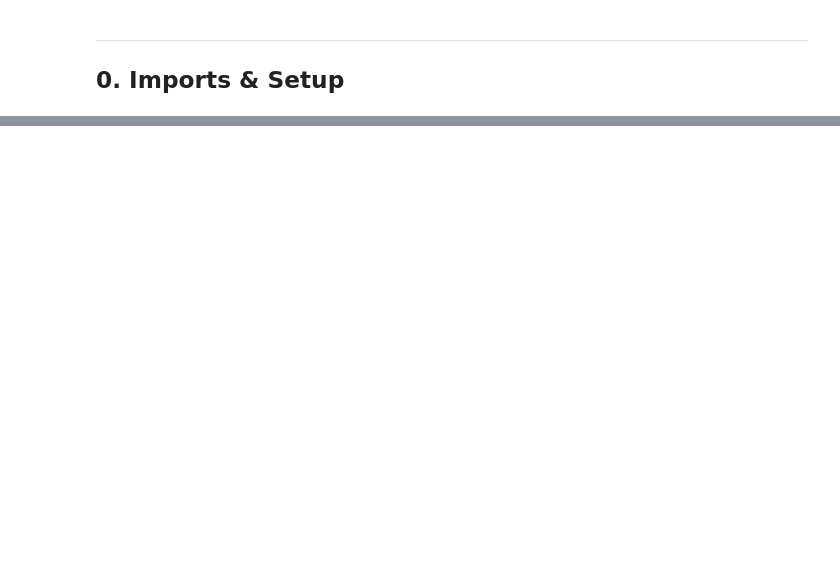
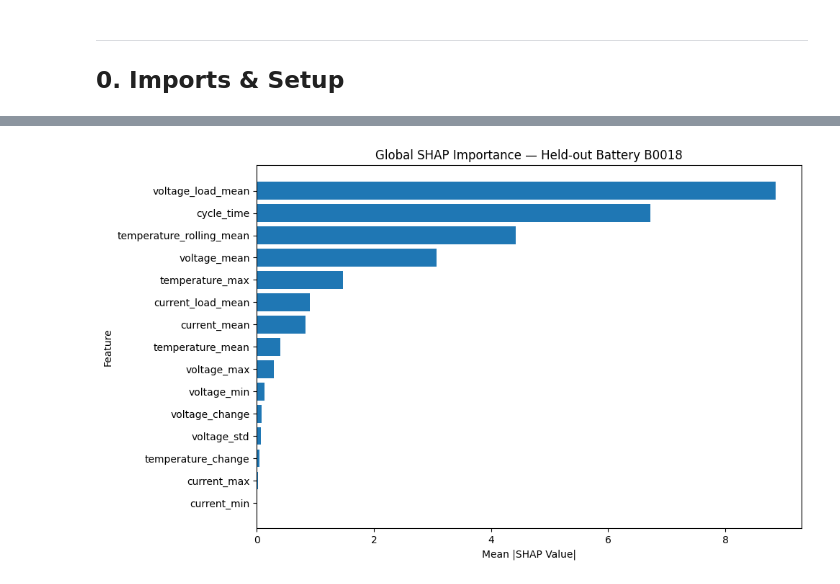
Before and after one commit to Shrey200527/BatteryIQ, a Jupyter notebook: notebooks/10_shap_analysis.ipynb, the cells around one changed output, grey strips where cells are left out. Cells and saved outputs as stored; diff of their text form; code cells hidden in the pictures; blank space fills up the shorter version.

Commit message:
Fix condition classification and SHAP analysis notebooks

```diff
--- a/notebooks/10_shap_analysis.ipynb
+++ b/notebooks/10_shap_analysis.ipynb
@@ -392,0 +272,26 @@ print("\n" + "=" * 60)
+# %%
+model = XGBRegressor(
+    n_estimators=300,
+    max_depth=4,
+    learning_rate=0.05,
+    subsample=0.8,
+    colsample_bytree=0.8,
+    objective="reg:squarederror",
+    random_state=42,
+    n_jobs=-1,
+    verbosity=0,
+)
+
+model.fit(X_train, y_train)
+
+test_predictions = model.predict(X_test)
+
+fold_mae = mean_absolute_error(y_test, test_predictions)
+fold_rmse = float(np.sqrt(mean_squared_error(y_test, test_predictions)))
+fold_r2 = r2_score(y_test, test_predictions)
+
+print("✅ LOGO fold model trained")
+print(f"Test battery: {test_battery}")
+print(f"MAE : {fold_mae:.4f}")
+print(f"RMSE: {fold_rmse:.4f}")
+print(f"R²  : {fold_r2:.4f}")
@@ -392,0 +397,14 @@ print("\n" + "=" * 60)
+# %%
+plt.figure(figsize=(10, 6))
+plt.barh(
+    importance_df["feature"],
+    importance_df["importance"],
+)
+plt.xlabel("Mean |SHAP Value|")
+plt.ylabel("Feature")
+plt.title(f"Global SHAP Importance — Held-out Battery {test_battery}")
+plt.gca().invert_yaxis()
+plt.tight_layout()
+plt.show()
+# %% [output]
+[figure, added]
```
Also changed, not shown: parts of 62 cells of this notebook, 2 other files.
